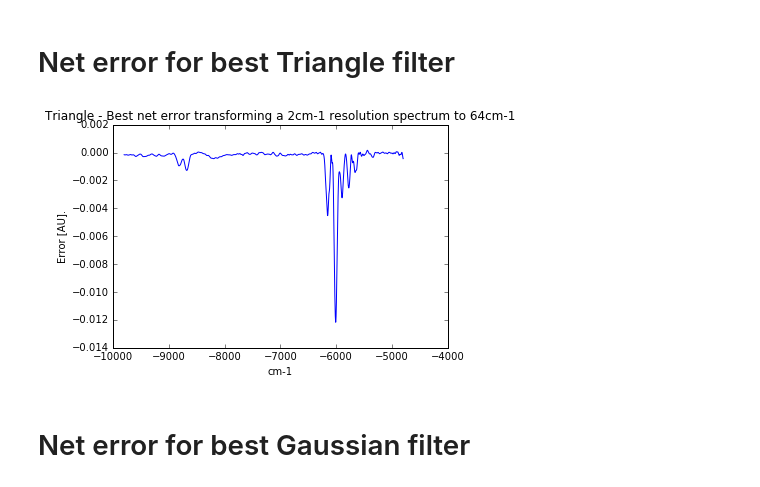
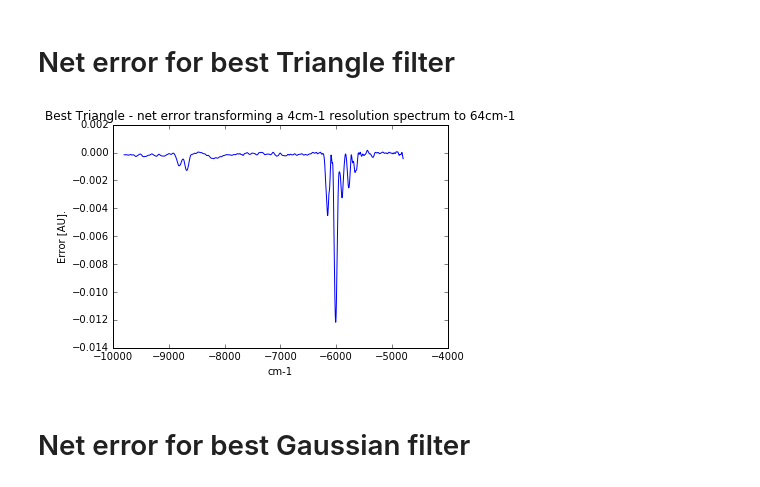
Before and after one commit to bmrg/convolute, a Jupyter notebook: Convolute.ipynb, the cells around one changed output. Saved outputs shown, nothing was run; the diff lists cells and outputs as text; code cells hidden in the pictures.

```diff
--- a/Convolute.ipynb
+++ b/Convolute.ipynb
@@ -199,12 +206,12 @@ plt.show()
 # %%
 errBestTriangle = np.subtract(spectrum_res_64,np.convolve(spectrum_res_4,makeTriangleFilter(2,test_range[bestTriangleIdx]),'same'))
 plt.plot(wn[400:-400],errBestTriangle[400:-400])
-plt.title('Best Triangle - net error transforming a 2cm-1 resolution spectrum to 64cm-1')
+plt.title('Best Triangle - net error transforming a 4cm-1 resolution spectrum to 64cm-1')
 plt.ylabel('Error [AU].')
 plt.xlabel("cm-1")
 plt.show()
 # %% [output]
-[figure, old version]
+[figure, new version]
 # %% [markdown]
 # Net error for best Gaussian filter
 # %%
```
Also changed, not shown: parts of 8 cells of this notebook.
